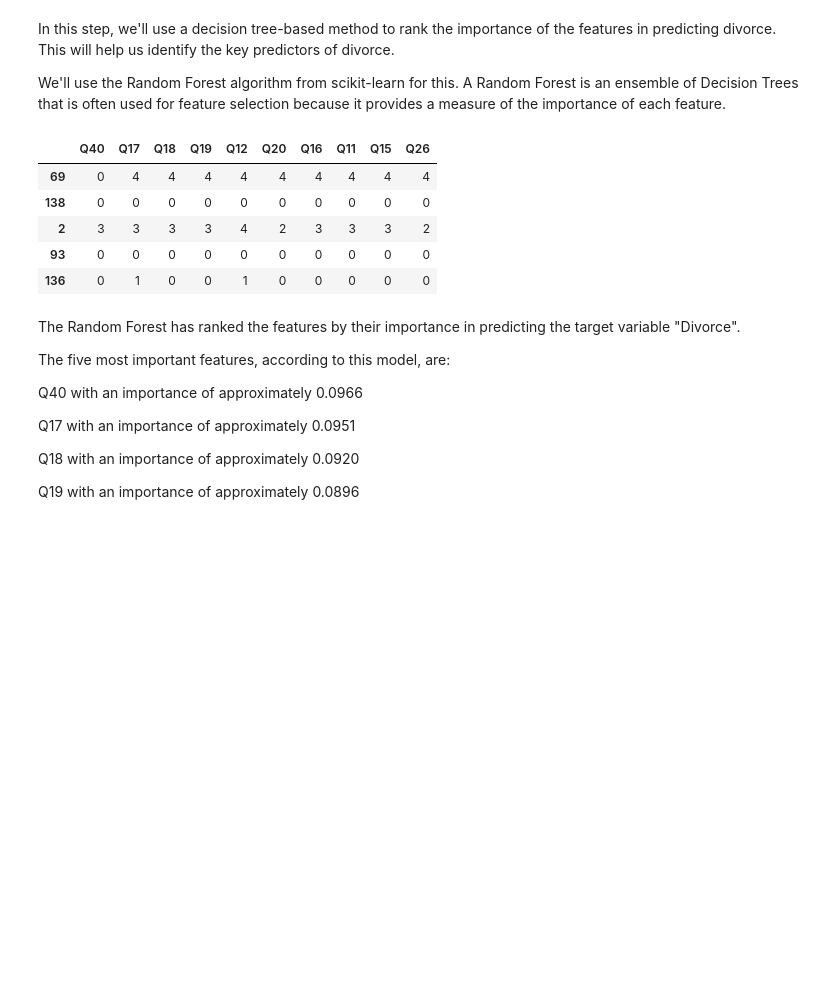
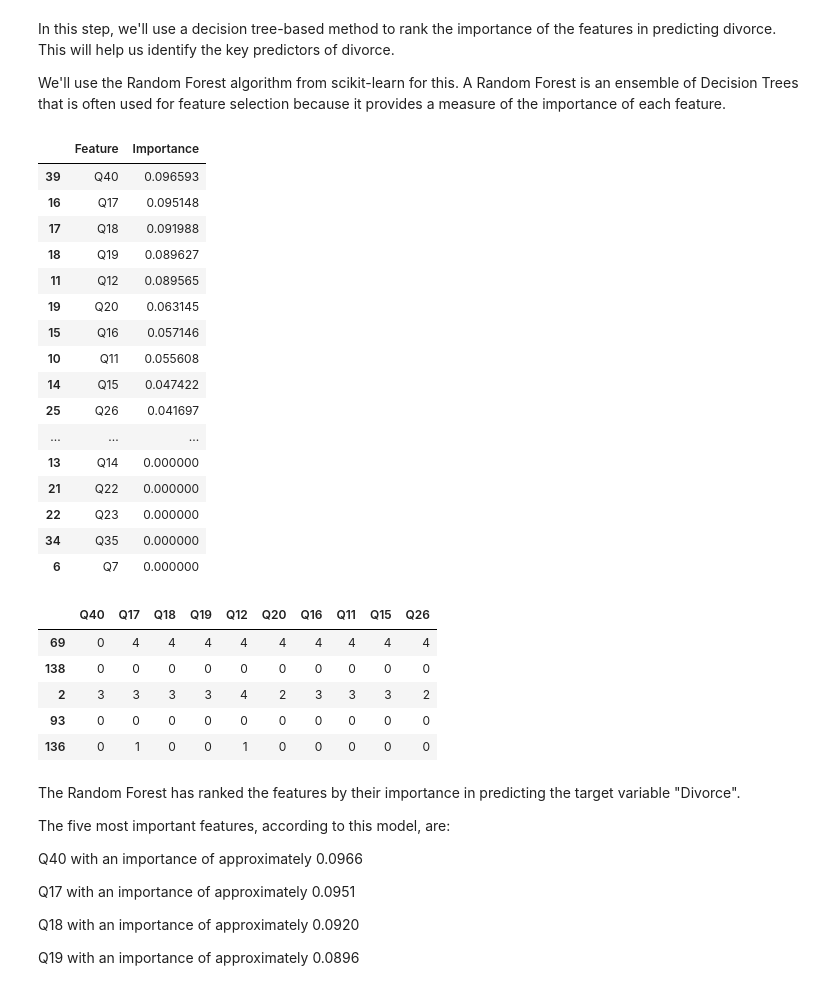
Before and after one commit to nickambrose7/Divorce-Predictor, a Jupyter notebook: notebook.ipynb, the cells around one changed output. Drawn from its saved outputs; the diff is of its cells as text; code cells hidden in the pictures; blank space fills up the shorter version.

Commit message:
featureImportance_1

```diff
--- a/notebook.ipynb
+++ b/notebook.ipynb
@@ -36,6 +35,7 @@ The target variable "Divorce" is fairly balanced with 86 instances of non-divorc
 # Data Preprocessing
 # %%
 from sklearn.model_selection import train_test_split
+from sklearn.preprocessing import StandardScaler
 
 # Separate features and target
 features = data.drop('Divorce', axis=1)
@@ -45,5 +45,10 @@ target = data['Divorce']
 features_train, features_test, target_train, target_test = train_test_split(
     features, target, test_size=0.2, random_state=42)
 
+# Standardize features
+scaler = StandardScaler()
+features_train = scaler.fit_transform(features_train)
+features_test = scaler.transform(features_test)
+
 features_train.shape, features_test.shape, target_train.shape, target_test.shape
 # %% [output]
@@ -69,0 +142,28 @@ The data has been successfully split into training and test sets. We have 136 in
+# %%
+## Permutation Feature Importance on the RandomForest Classifier with all 54 features
+## - note: this may be better than KNN initially with lots of features
+
+from sklearn.ensemble import RandomForestClassifier
+from sklearn.inspection import permutation_importance
+
+# Initialize the RandomForestClassifier
+rf = RandomForestClassifier(random_state=42)
+
+# Fit the model to the training data
+rf.fit(features_train, target_train)
+
+# Compute permutation feature importance
+# perm_importance = permutation_importance(rf, features_test, target_test, n_repeats=10, random_state=42)
+
+importances = rf.feature_importances_
+
+# Create a DataFrame to store the results
+perm_importance_df = pd.DataFrame({
+    'Feature': feature_names,
+    'Importance': importances
+})
+
+# Sort the DataFrame by importance
+perm_importance_df = perm_importance_df.sort_values(by='Importance', ascending=False)
+
+perm_importance_df
@@ -77,40 +195,57 @@ We'll use the Random Forest algorithm from scikit-learn for this. A Random Fores
 from sklearn.ensemble import RandomForestClassifier
 
 # Initialize the Random Forest classifier
 rf = RandomForestClassifier(random_state=42)
 
 # Fit the model to the training data
 rf.fit(features_train, target_train)
 
 # Get feature importances
 importances = rf.feature_importances_
 
 # Create a DataFrame of features and importances
 feature_importances = pd.DataFrame({
     'Feature': features.columns,
     'Importance': importances
 })
 
 # Sort the DataFrame by importance
 feature_importances = feature_importances.sort_values(by='Importance', ascending=False)
 
-feature_importances
+display(feature_importances)
 
 # Select the top 10 features
 top_features = feature_importances['Feature'][:10].tolist()
 
 # Select these top features from the training and test data
 features_train_selected = features_train[top_features]
 features_test_selected = features_test[top_features]
 
 features_train_selected.head()
 # %% [output]
-|  | Q40 | Q17 | Q18 | Q19 | Q12 | Q20 | Q16 | Q11 | Q15 | Q26 |
-| 69 | 0 | 4 | 4 | 4 | 4 | 4 | 4 | 4 | 4 | 4 |
-| 138 | 0 | 0 | 0 | 0 | 0 | 0 | 0 | 0 | 0 | 0 |
-| 2 | 3 | 3 | 3 | 3 | 4 | 2 | 3 | 3 | 3 | 2 |
-| 93 | 0 | 0 | 0 | 0 | 0 | 0 | 0 | 0 | 0 | 0 |
-| 136 | 0 | 1 | 0 | 0 | 1 | 0 | 0 | 0 | 0 | 0 |
+|  | Feature | Importance |
+| 39 | Q40 | 0.096593 |
+| 16 | Q17 | 0.095148 |
+| 17 | Q18 | 0.091988 |
+| 18 | Q19 | 0.089627 |
+| 11 | Q12 | 0.089565 |
+| 19 | Q20 | 0.063145 |
+| 15 | Q16 | 0.057146 |
+| 10 | Q11 | 0.055608 |
+| 14 | Q15 | 0.047422 |
+| 25 | Q26 | 0.041697 |
+| ... | ... | ... |
+| 13 | Q14 | 0.000000 |
+| 21 | Q22 | 0.000000 |
+| 22 | Q23 | 0.000000 |
+| 34 | Q35 | 0.000000 |
+| 6 | Q7 | 0.000000 |
+|  | Q40 | Q17 | Q18 | Q19 | Q12 | Q20 | Q16 | Q11 | Q15 | Q26 |
+| 69 | 0 | 4 | 4 | 4 | 4 | 4 | 4 | 4 | 4 | 4 |
+| 138 | 0 | 0 | 0 | 0 | 0 | 0 | 0 | 0 | 0 | 0 |
+| 2 | 3 | 3 | 3 | 3 | 4 | 2 | 3 | 3 | 3 | 2 |
+| 93 | 0 | 0 | 0 | 0 | 0 | 0 | 0 | 0 | 0 | 0 |
+| 136 | 0 | 1 | 0 | 0 | 1 | 0 | 0 | 0 | 0 | 0 |
 # %% [markdown]
 The Random Forest has ranked the features by their importance in predicting the target variable "Divorce".
 
```
Also changed, not shown: parts of 6 cells of this notebook.
